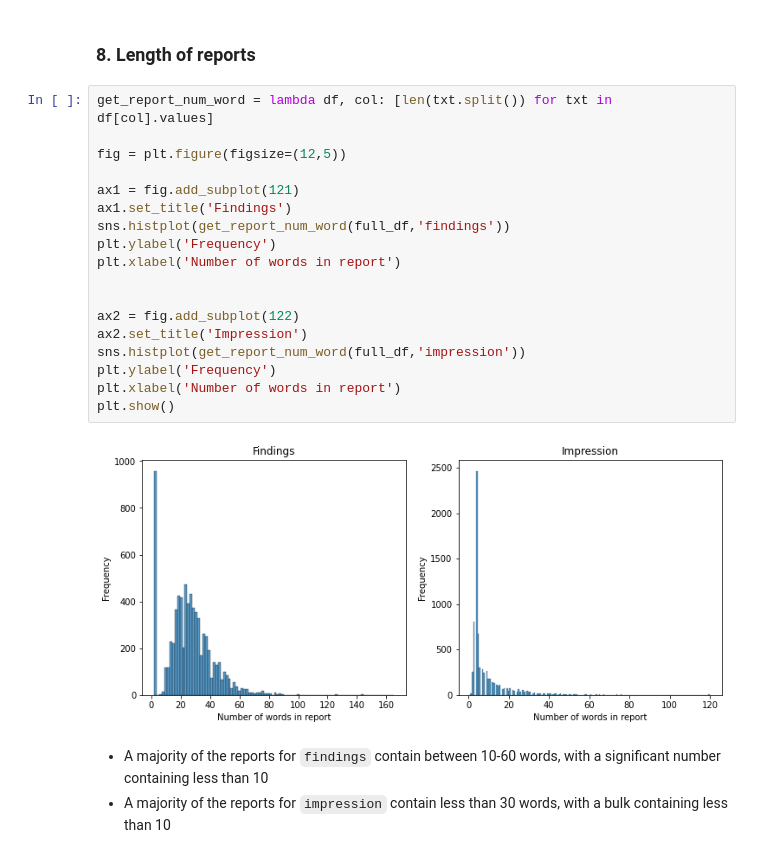
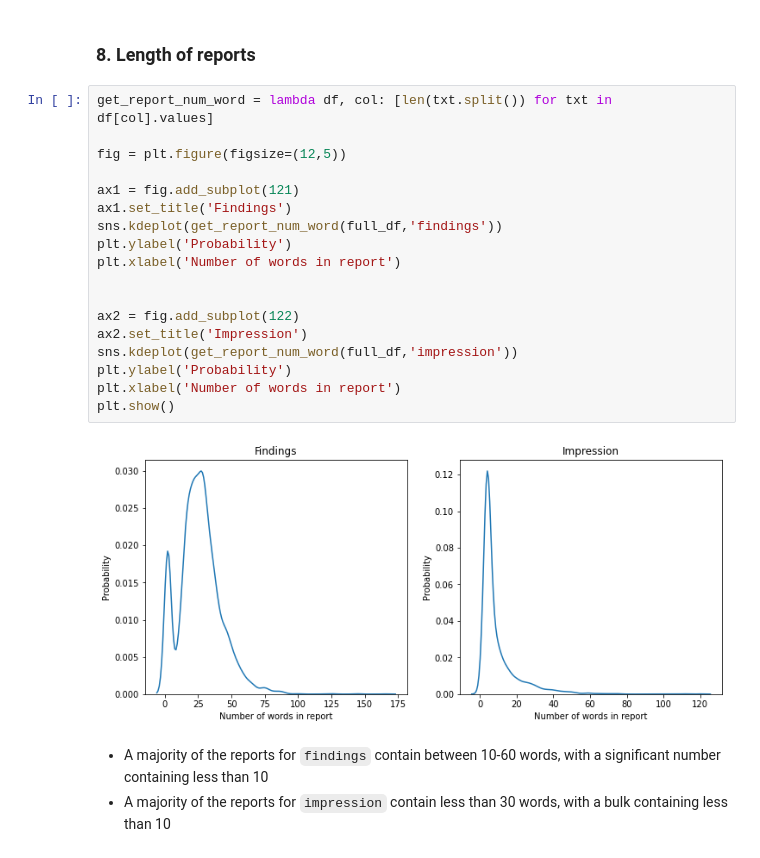
Before and after one commit to Idrissben/X-Ray-Processing, a Jupyter notebook: notebooks/2-EDA+FeatureEngineering.ipynb, the cells around one changed output. Saved outputs shown, nothing was run; the diff lists cells and outputs as text.

Commit message:
Plotted average frontal and lateral images. Switched histogram with kde plot

```diff
--- a/notebooks/2-EDA+FeatureEngineering.ipynb
+++ b/notebooks/2-EDA+FeatureEngineering.ipynb
@@ -206,23 +226,23 @@ generate_wordcloud(full_df,'Problems')
 # %%
 get_report_num_word = lambda df, col: [len(txt.split()) for txt in df[col].values]
 
 fig = plt.figure(figsize=(12,5))
 
 ax1 = fig.add_subplot(121)
 ax1.set_title('Findings')
-sns.histplot(get_report_num_word(full_df,'findings'))
-plt.ylabel('Frequency')
+sns.kdeplot(get_report_num_word(full_df,'findings'))
+plt.ylabel('Probability')
 plt.xlabel('Number of words in report')
 
 
 ax2 = fig.add_subplot(122)
 ax2.set_title('Impression')
-sns.histplot(get_report_num_word(full_df,'impression'))
-plt.ylabel('Frequency')
+sns.kdeplot(get_report_num_word(full_df,'impression'))
+plt.ylabel('Probability')
 plt.xlabel('Number of words in report')
 plt.show()
 # %% [output]
-[figure, old version]
+[figure, new version]
 # %% [markdown]
 - A majority of the reports for `findings` contain between 10-60 words, with a significant number containing less than 10
 - A majority of the reports for `impression` contain less than 30 words, with a bulk containing less than 10
```
Also changed, not shown: parts of 14 cells of this notebook.
